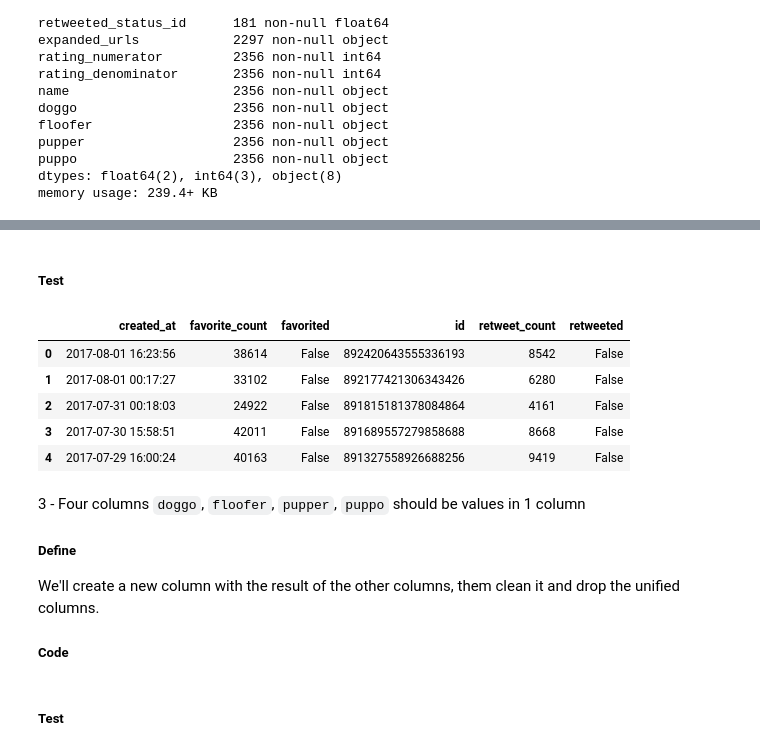
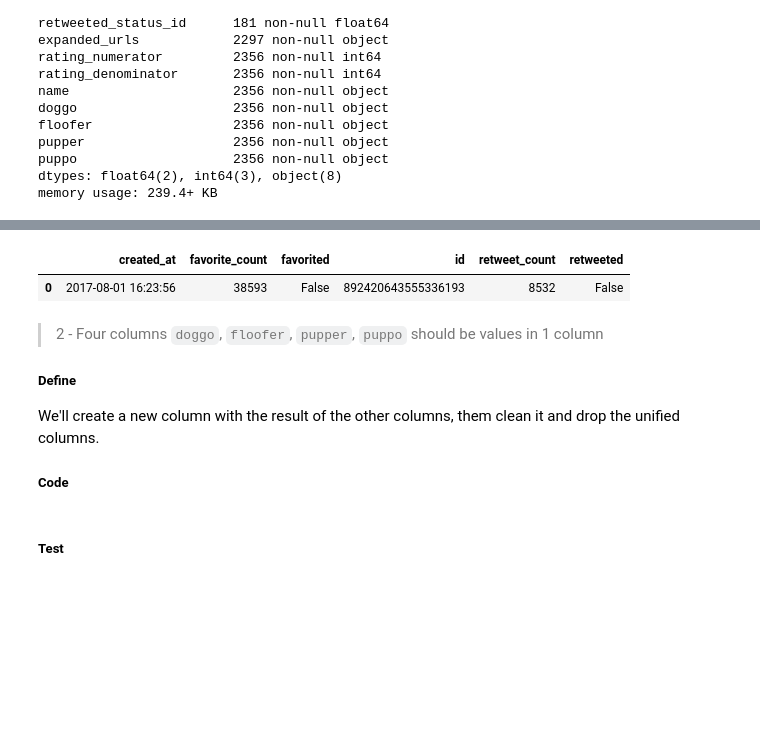
Before and after one commit to guilhermelfl/DogRatesTwitterAnalyse, a Jupyter notebook: DogRatesTwitterAnalyse.ipynb, the cells around one changed output, grey strips where cells are left out. Saved outputs shown, nothing was run; the diff lists cells and outputs as text; code cells hidden in the pictures; blank space fills up the shorter version.

```diff
--- a/DogRatesTwitterAnalyse.ipynb
+++ b/DogRatesTwitterAnalyse.ipynb
@@ -474,16 +468,10 @@ tweets_complement_clean = tweets_complement_clean.drop(['contributors','coordina
-# %% [markdown]
-##### Test
 # %%
-tweets_complement_clean.head()
+tweets_complement_clean.head(1)
 # %% [output]
 |  | created_at | favorite_count | favorited | id | retweet_count | retweeted |
-| 0 | 2017-08-01 16:23:56 | 38614 | False | 892420643555336193 | 8542 | False |
-| 1 | 2017-08-01 00:17:27 | 33102 | False | 892177421306343426 | 6280 | False |
-| 2 | 2017-07-31 00:18:03 | 24922 | False | 891815181378084864 | 4161 | False |
-| 3 | 2017-07-30 15:58:51 | 42011 | False | 891689557279858688 | 8668 | False |
-| 4 | 2017-07-29 16:00:24 | 40163 | False | 891327558926688256 | 9419 | False |
+| 0 | 2017-08-01 16:23:56 | 38593 | False | 892420643555336193 | 8532 | False |
 # %% [markdown]
-3 - Four columns `doggo`, `floofer`, `pupper`, `puppo` should be values in 1 column
+> 2 - Four columns `doggo`, `floofer`, `pupper`, `puppo` should be values in 1 column
 
 ##### Define
 
```
Also changed, not shown: parts of 55 cells of this notebook, 3 other files.
